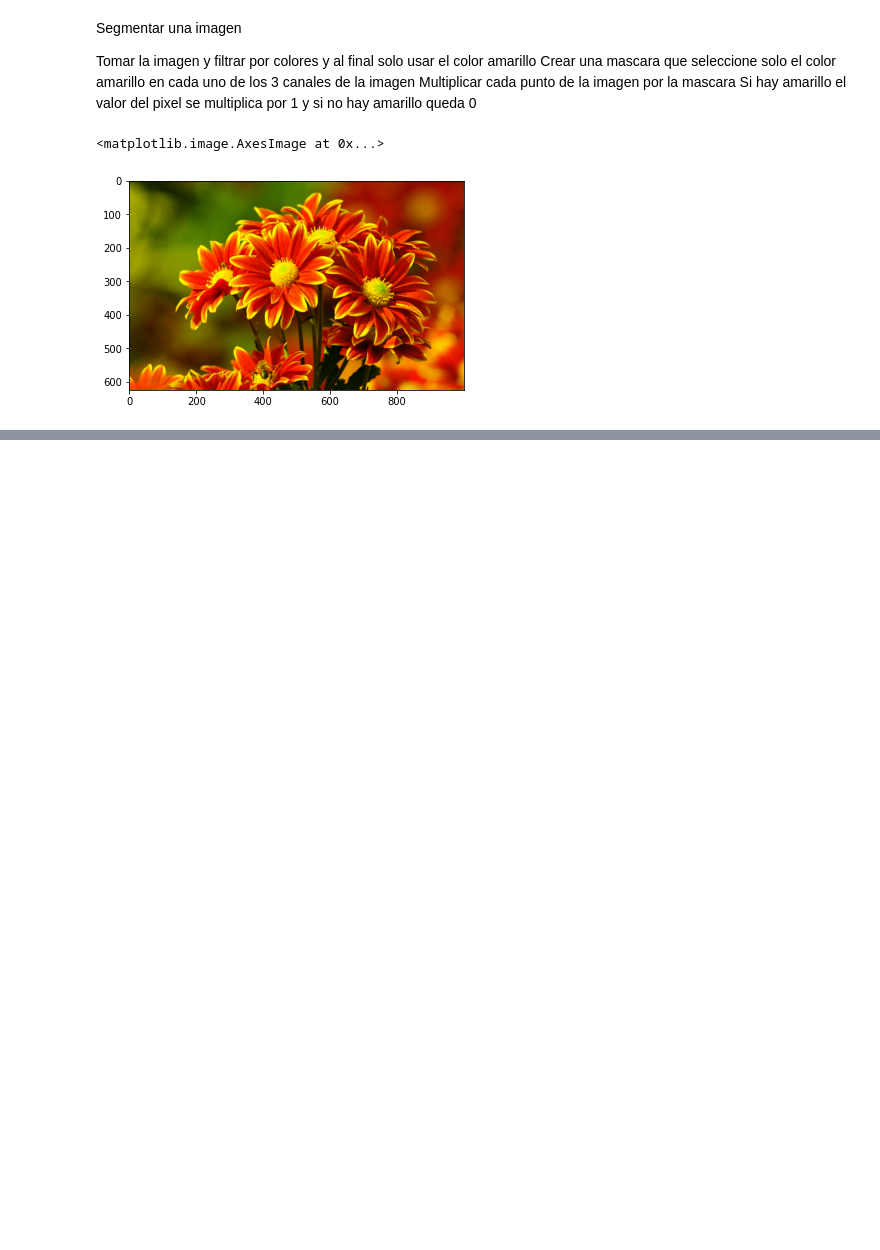
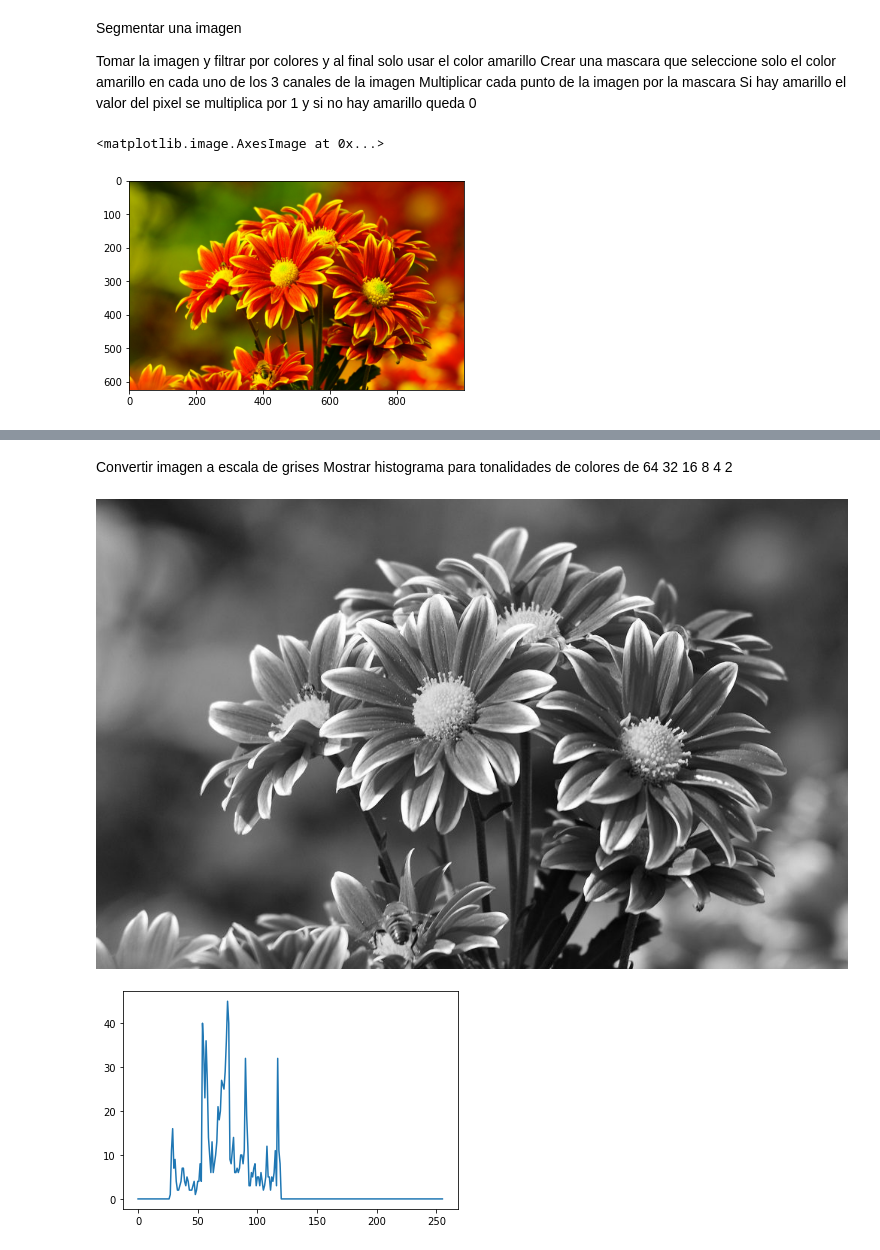
Before and after one commit to JhovanyArias/VisionArtificial, a Jupyter notebook: Taller1.ipynb, the cells around one changed output, grey strips where cells are left out. Drawn from its saved outputs; the diff is of its cells as text; code cells hidden in the pictures; blank space fills up the shorter version.

```diff
--- a/Taller1.ipynb
+++ b/Taller1.ipynb
@@ -184,0 +217,15 @@ plt.imshow(prueba)
+# %% [markdown]
+Convertir imagen a escala de grises
+Mostrar histograma para tonalidades de colores de 64 32 16 8 4 2
+# %%
+from skimage import color
+from skimage import io
+
+imgGray = cv2.imread('/content/drive/MyDrive/Mi carpetica/flores-bonitas.jpg',0)
+cv2_imshow(imgGray)
+hist = cv2.calcHist(imgGray,[0],None, [256],[0,256])
+plt.plot(hist)
+plt.show()
+# %% [output]
+[figure, added]
+[figure, added]
```
Also changed, not shown: parts of 15 cells of this notebook.
